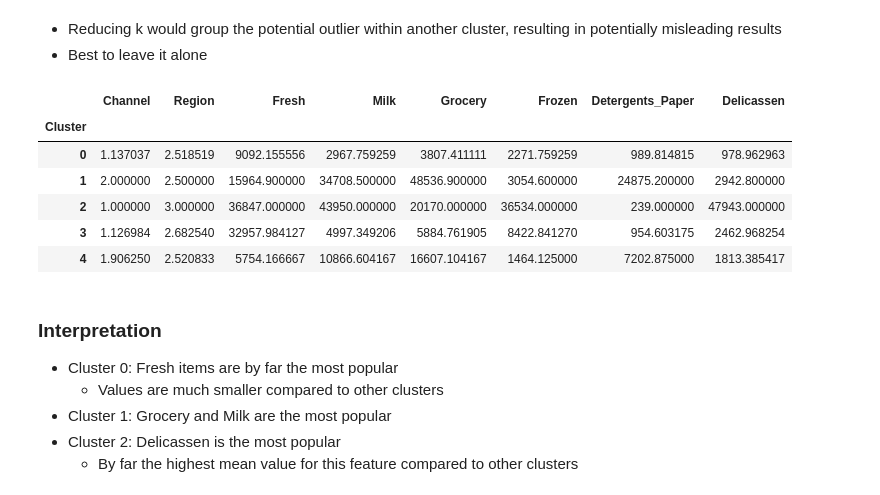
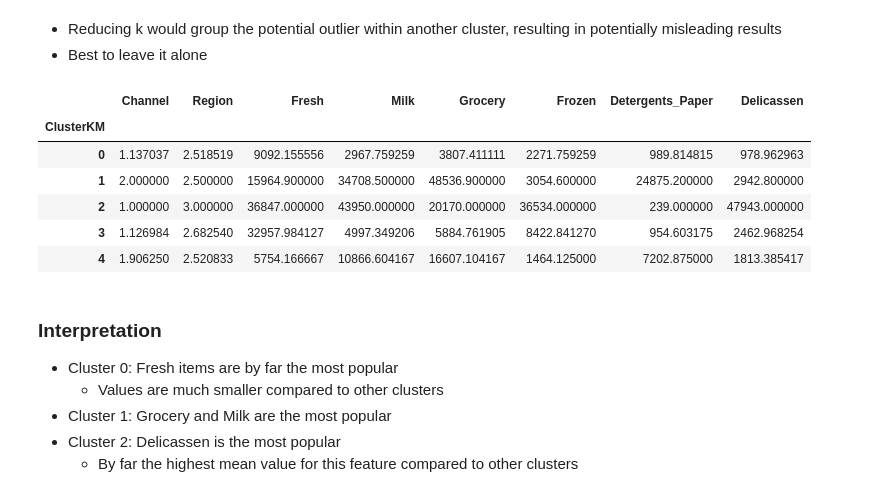
Before and after one commit to wangleo1/LHL_WholeSale_UML, a Jupyter notebook: Unsupervised Learning - Project.ipynb, the cells around one changed output. Cells and saved outputs as stored; diff of their text form; code cells hidden in the pictures.

```diff
--- a/Unsupervised Learning - Project.ipynb
+++ b/Unsupervised Learning - Project.ipynb
@@ -273,8 +276,8 @@ array([0, 4, 4, 0, 3, 0, 0, 0, 0, 4, 4, 0, 3, 4, 4, 0, 4, 0, 0, 0, 0, 0,
 # Get cluster assignments for each data point
 cluster_labels = kmeans.labels_
 
-# Add the cluster labels to your dataset
-wholesaleDF['Cluster'] = cluster_labels
+# Add cluster labers to DFs
+wholesaleDF['ClusterKM'] = cluster_labels
 
 # Visualize the clusters using Principal Component Analysis (PCA)
 pca = PCA(n_components=2)
@@ -309,10 +312,10 @@ plt.show()
 - Best to leave it alone
 # %%
 #Means of each cluster, organized by features
-wholesaleDF.groupby('Cluster').mean()
+wholesaleDF.groupby('ClusterKM').mean()
 # %% [output]
 |  | Channel | Region | Fresh | Milk | Grocery | Frozen | Detergents_Paper | Delicassen |
-| Cluster |  |  |  |  |  |  |  |  |
+| ClusterKM |  |  |  |  |  |  |  |  |
 | 0 | 1.137037 | 2.518519 | 9092.155556 | 2967.759259 | 3807.411111 | 2271.759259 | 989.814815 | 978.962963 |
 | 1 | 2.000000 | 2.500000 | 15964.900000 | 34708.500000 | 48536.900000 | 3054.600000 | 24875.200000 | 2942.800000 |
 | 2 | 1.000000 | 3.000000 | 36847.000000 | 43950.000000 | 20170.000000 | 36534.000000 | 239.000000 | 47943.000000 |
```
Also changed, not shown: parts of 16 cells of this notebook.
